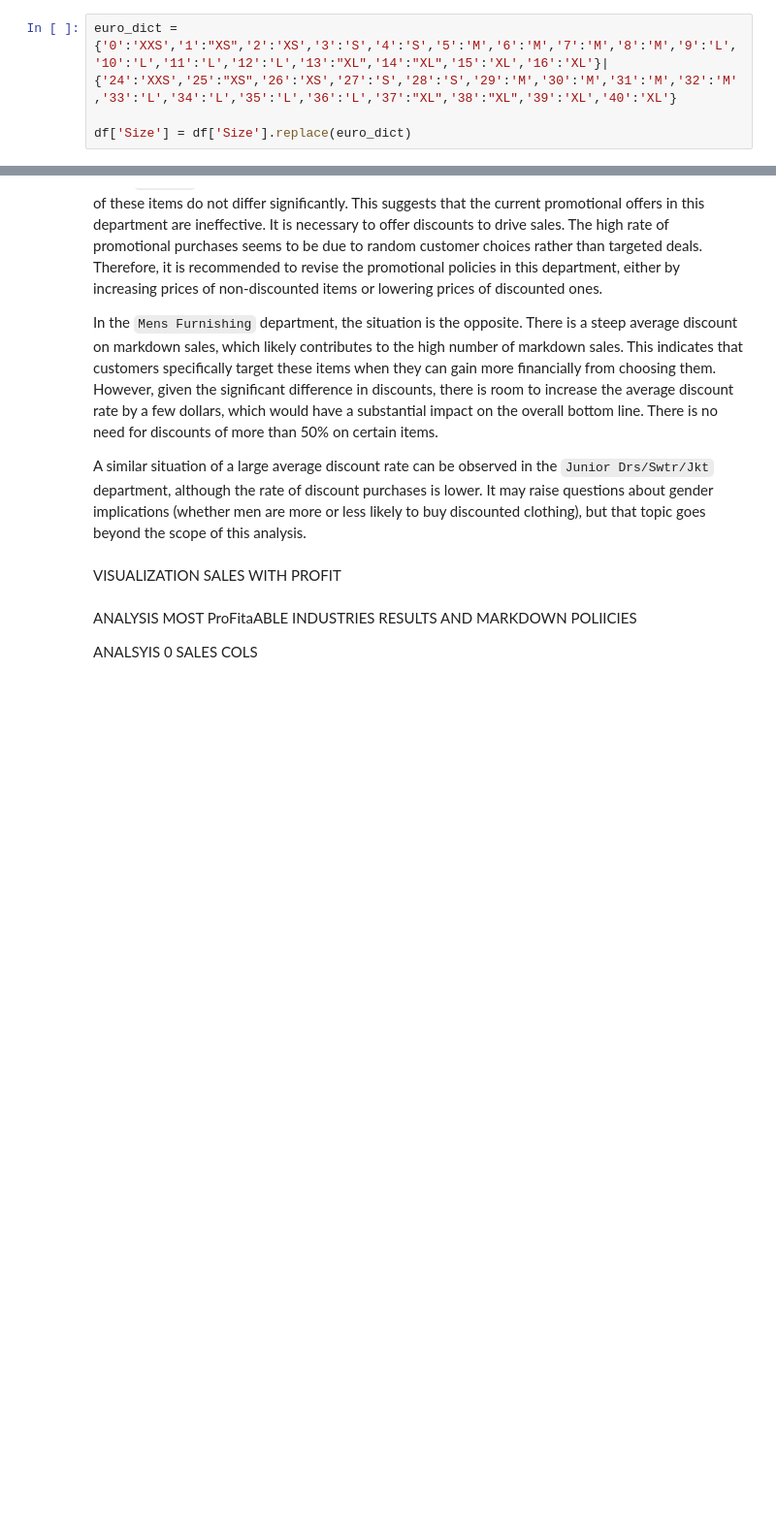
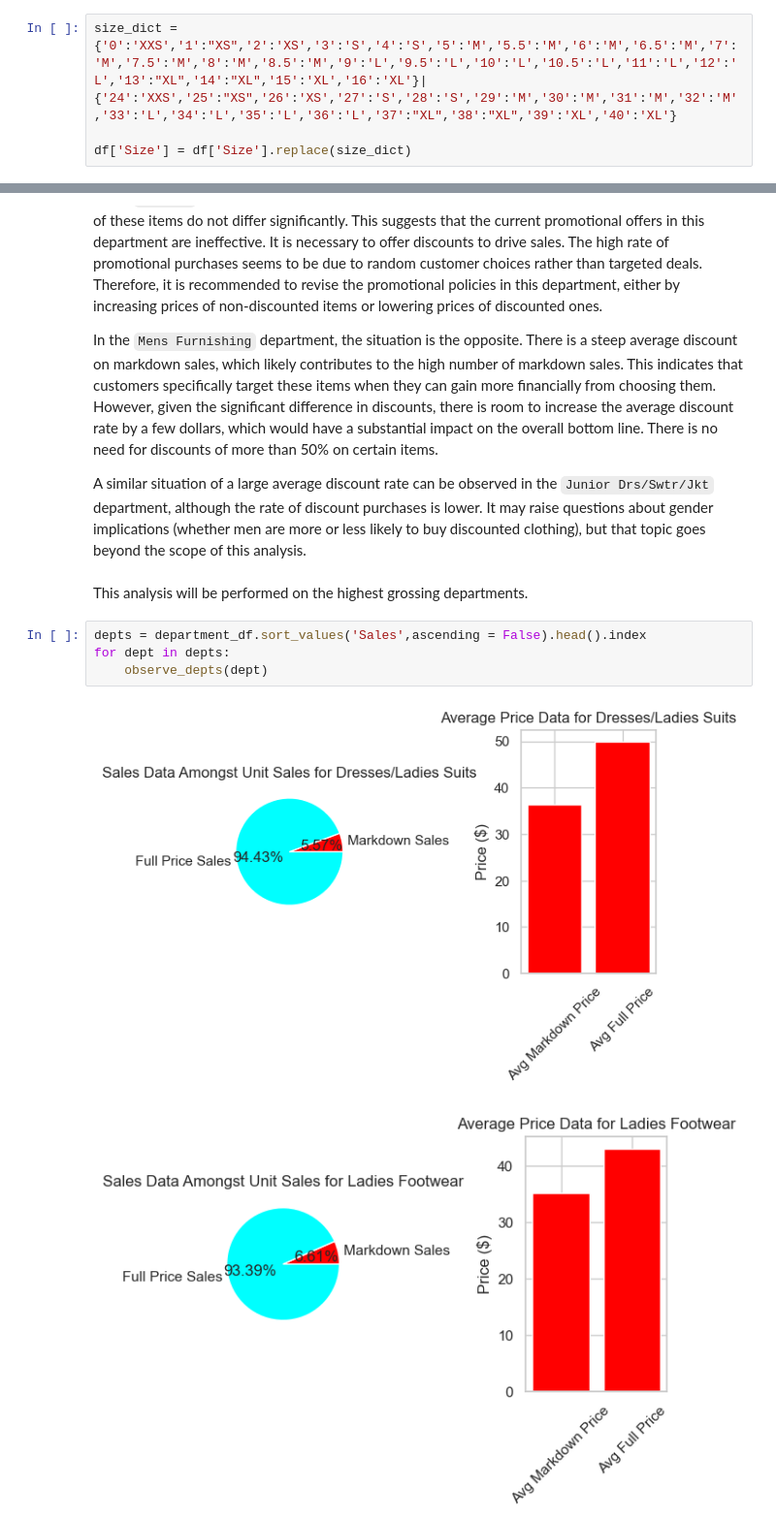
Before and after one commit to reetyf/tjx, a Jupyter notebook: HWeinschenk_TJXDataAnalystAssignment_summer2023.ipynb, the cells around one changed output, grey strips where cells are left out. Shown: that part at 97% size. Saved outputs shown, nothing was run; the diff lists cells and outputs as text; blank space fills up the shorter version.

```diff
--- a/HWeinschenk_TJXDataAnalystAssignment_summer2023.ipynb
+++ b/HWeinschenk_TJXDataAnalystAssignment_summer2023.ipynb
@@ -410,9 +410,9 @@ Finally, the last step of the preprocessing for the size column can be completed
 # %% [markdown]
 ![7ed3ae2e3948d7f285e37ecfa797b441.jpg](attachment:7ed3ae2e3948d7f285e37ecfa797b441.jpg)
 # %%
-euro_dict = {'0':'XXS','1':"XS",'2':'XS','3':'S','4':'S','5':'M','6':'M','7':'M','8':'M','9':'L','10':'L','11':'L','12':'L','13':"XL",'14':"XL",'15':'XL','16':'XL'}|{'24':'XXS','25':"XS",'26':'XS','27':'S','28':'S','29':'M','30':'M','31':'M','32':'M','33':'L','34':'L','35':'L','36':'L','37':"XL",'38':"XL",'39':'XL','40':'XL'}
+size_dict = {'0':'XXS','1':"XS",'2':'XS','3':'S','4':'S','5':'M','5.5':'M','6':'M','6.5':'M','7':'M','7.5':'M','8':'M','8.5':'M','9':'L','9.5':'L','10':'L','10.5':'L','11':'L','12':'L','13':"XL",'14':"XL",'15':'XL','16':'XL'}|{'24':'XXS','25':"XS",'26':'XS','27':'S','28':'S','29':'M','30':'M','31':'M','32':'M','33':'L','34':'L','35':'L','36':'L','37':"XL",'38':"XL",'39':'XL','40':'XL'}
 
-df['Size'] = df['Size'].replace(euro_dict)
+df['Size'] = df['Size'].replace(size_dict)
 # %%
 df['Size'].value_counts()
 # %% [output]
@@ -533,10 +531,12 @@ In the `Bedding` department, there is a significant rate of sales with markdowns
 In the `Mens Furnishing` department, the situation is the opposite. There is a steep average discount on markdown sales, which likely contributes to the high number of markdown sales. This indicates that customers specifically target these items when they can gain more financially from choosing them. However, given the significant difference in discounts, there is room to increase the average discount rate by a few dollars, which would have a substantial impact on the overall bottom line. There is no need for discounts of more than 50% on certain items.
 
 A similar situation of a large average discount rate can be observed in the `Junior Drs/Swtr/Jkt` department, although the rate of discount purchases is lower. It may raise questions about gender implications (whether men are more or less likely to buy discounted clothing), but that topic goes beyond the scope of this analysis.
-# %% [markdown]
-VISUALIZATION SALES WITH PROFIT
-# %% [markdown]
-ANALYSIS MOST ProFitaABLE INDUSTRIES RESULTS AND MARKDOWN POLIICIES
-
-
-ANALSYIS 0 SALES COLS
+# %% [markdown]
+This analysis will be performed on the highest grossing departments.
+# %%
+depts = department_df.sort_values('Sales',ascending = False).head().index
+for dept in depts:
+    observe_depts(dept)
+# %% [output]
+[figure, added]
+[figure, added]
```
Also changed, not shown: parts of 13 cells of this notebook.
